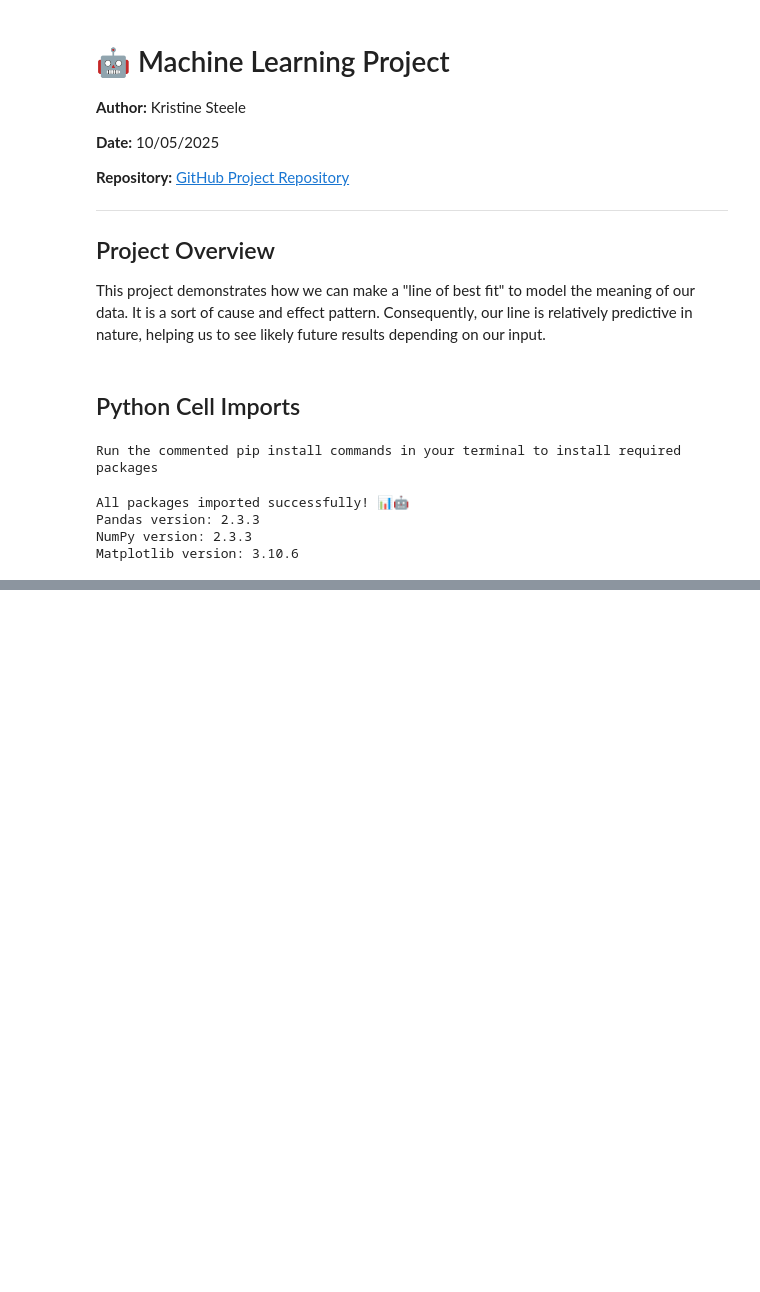
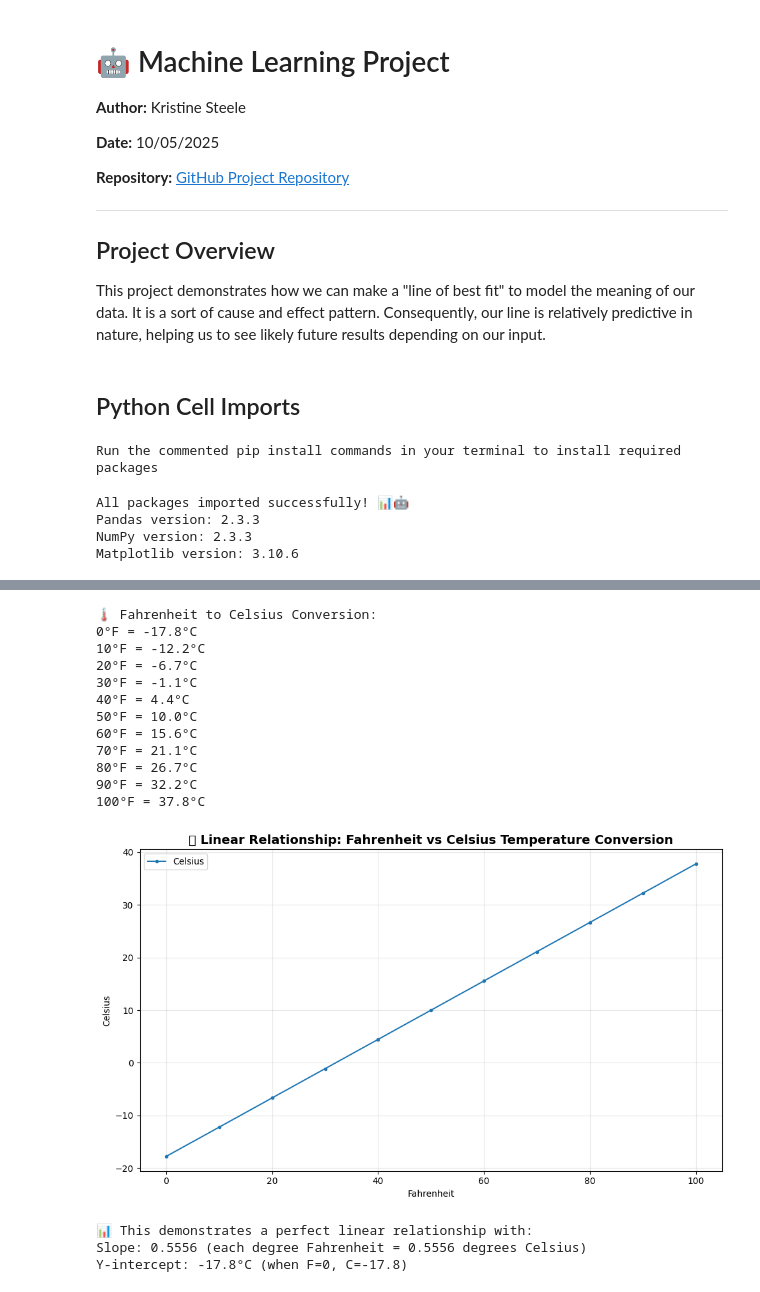
Before and after one commit to ksteele3712/datafun-07_ml, a Jupyter notebook: kristinesteele_ml.ipynb, the cells around one changed output, grey strips where cells are left out. Drawn from its saved outputs; the diff is of its cells as text; code cells hidden in the pictures; blank space fills up the shorter version.

```diff
--- a/kristinesteele_ml.ipynb
+++ b/kristinesteele_ml.ipynb
@@ -79,0 +204,44 @@ Matplotlib version: 3.10.6
+# %%
+# Create a lambda function for Fahrenheit to Celsius conversion
+c = lambda f: 5 / 9 * (f - 32)
+
+# Generate temperature pairs for Fahrenheit temperatures 0-100 in 10-degree increments
+temps = [(f, c(f)) for f in range(0, 101, 10)]
+
+print("🌡️ Fahrenheit to Celsius Conversion:")
+for fahrenheit, celsius in temps:
+    print(f"{fahrenheit}°F = {celsius:.1f}°C")
+
+# Create a DataFrame for plotting
+temps_df = pd.DataFrame(temps, columns=['Fahrenheit', 'Celsius'])
+
+# Plot the linear relationship
+axes = temps_df.plot(x='Fahrenheit', y='Celsius', style='.-', figsize=(10, 6))
+y_label = axes.set_ylabel('Celsius')
+
+# Enhance the plot
+plt.title('🌡️ Linear Relationship: Fahrenheit vs Celsius Temperature Conversion', fontsize=14, fontweight='bold')
+plt.grid(True, alpha=0.3)
+plt.tight_layout()
+plt.show()
+
+print(f"\n📊 This demonstrates a perfect linear relationship with:")
+print(f"Slope: {5/9:.4f} (each degree Fahrenheit = {5/9:.4f} degrees Celsius)")
+print(f"Y-intercept: {-32*5/9:.1f}°C (when F=0, C={-32*5/9:.1f})")
+# %% [output]
+🌡️ Fahrenheit to Celsius Conversion:
+0°F = -17.8°C
+10°F = -12.2°C
+20°F = -6.7°C
+30°F = -1.1°C
+40°F = 4.4°C
+50°F = 10.0°C
+60°F = 15.6°C
+70°F = 21.1°C
+80°F = 26.7°C
+90°F = 32.2°C
+100°F = 37.8°C
+[figure, added]
+📊 This demonstrates a perfect linear relationship with:
+Slope: 0.5556 (each degree Fahrenheit = 0.5556 degrees Celsius)
+Y-intercept: -17.8°C (when F=0, C=-17.8)
```
Also changed, not shown: parts of 18 cells of this notebook, 1 other file.
